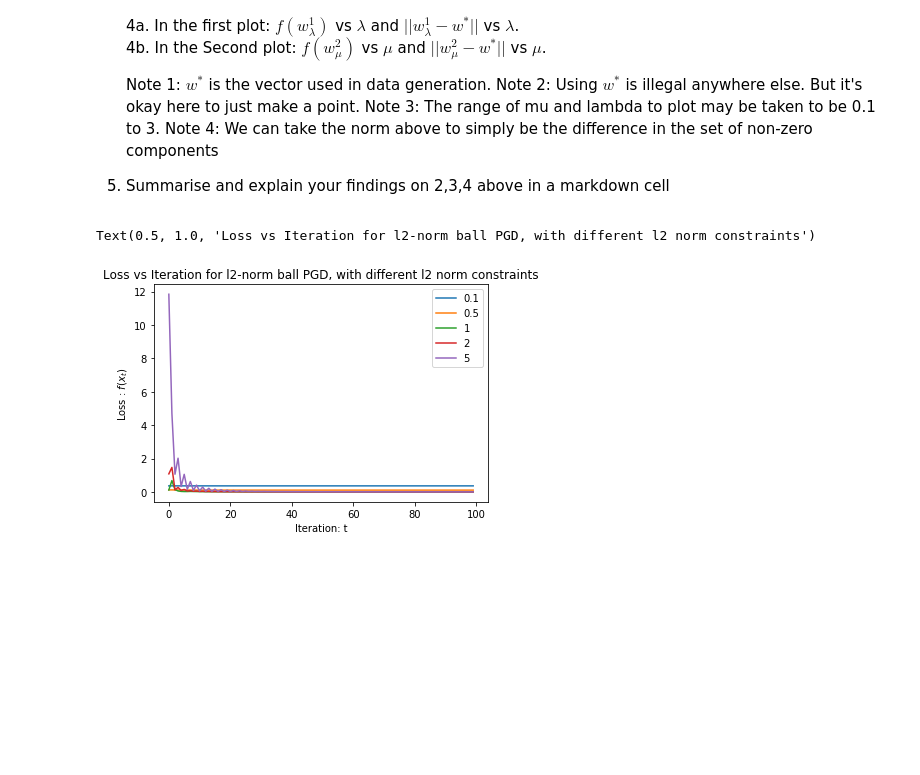
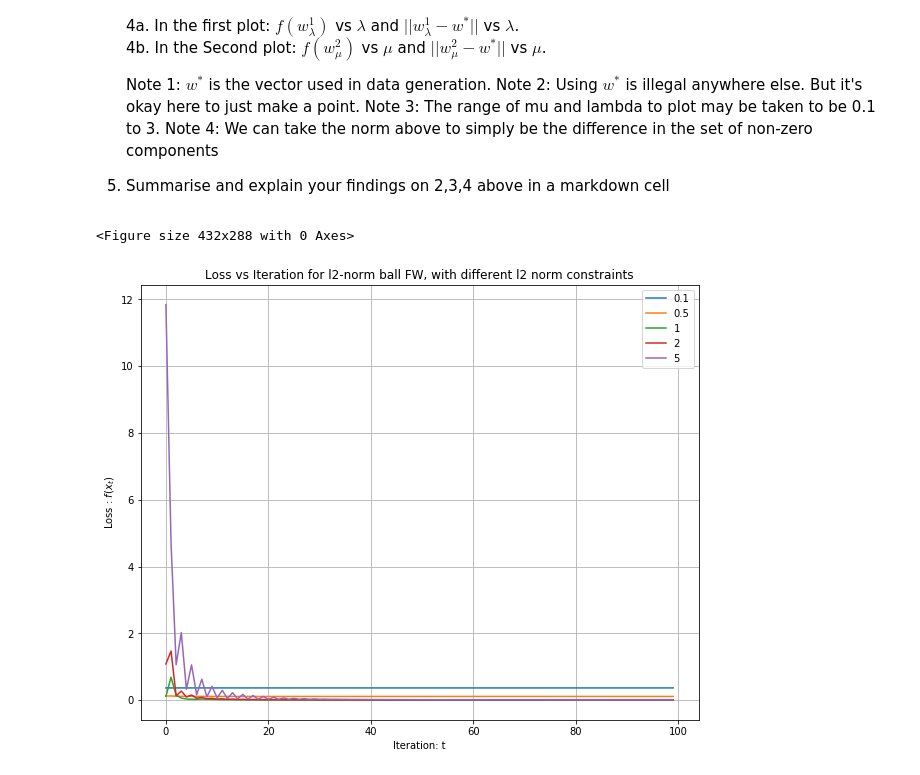
Before and after one commit to Milind-Blaze/CS5020_2019, a Jupyter notebook: PA_constrained_opt_student.ipynb, the cells around one changed output. Cells and saved outputs as stored; diff of their text form; code cells hidden in the pictures; blank space fills up the shorter version.

```diff
--- a/PA_constrained_opt_student.ipynb
+++ b/PA_constrained_opt_student.ipynb
@@ -132,7 +141,8 @@ def vector_plus(x):
         x (ndarray): input vector
 
     Returns:
-        x_plus (ndarray): output vector
+        x_plus (ndarray): output vector all of whose negative elements have been
+            set to zero
     """
     x = np.array(x)
     mask = x>0
@@ -204,6 +214,7 @@ def PGD_step_l2(w, l2_norm, eta=0.1):
 
     grad_w = get_gradient(w)
 
+
     # update
     w_next = w - eta*grad_w
 
@@ -460,25 +578,29 @@ def FW_step_l1(w, l1_norm, gamma):
 # %%
 # Question 2 part 2
 
 f_vals_all=[]
 plt.figure()
 norm_constraint_vals = [0.1, 0.5, 1, 2, 5]
 for norm_constraint in norm_constraint_vals:
     f_vals=[]
     w=np.zeros(data_dim)
 
     for t in range(100):
         w = FW_step_l2(w, norm_constraint, gamma=2./(t+2))
         f_vals.append(get_value(w))
     f_vals_all.append(f_vals)
+
+plt.figure(figsize = (10,8))
+plt.grid()
 plt.plot(range(100),np.array(f_vals_all).T)
 plt.legend(norm_constraint_vals)
 plt.xlabel('Iteration: t')
 plt.ylabel('Loss : $f(x_t)$')
-plt.title('Loss vs Iteration for l2-norm ball PGD, with different l2 norm constraints')
+plt.title('Loss vs Iteration for l2-norm ball FW, with different l2 norm constraints')
+plt.show()
 # %% [output]
-Text(0.5, 1.0, 'Loss vs Iteration for l2-norm ball PGD, with different l2 norm constraints')
+<Figure size 432x288 with 0 Axes>
-[figure, old version]
+[figure, new version]
 # %%
 # Question 2 part 3
 
```
Also changed, not shown: parts of 15 cells of this notebook, 1 other file.
